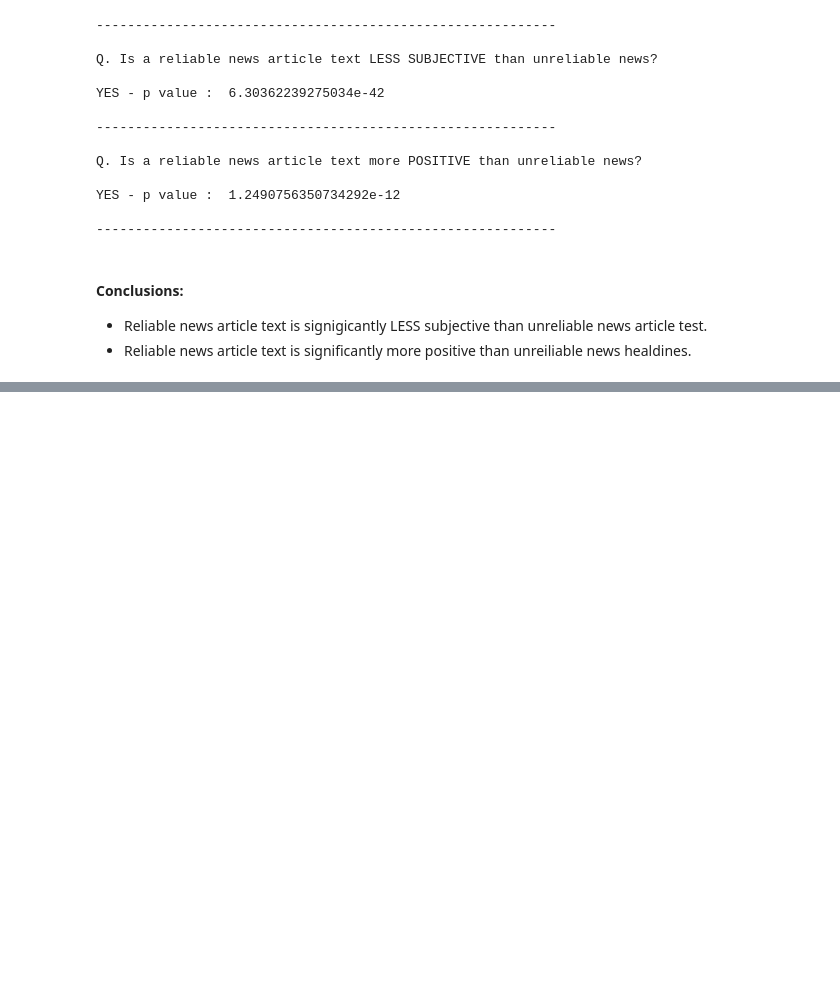
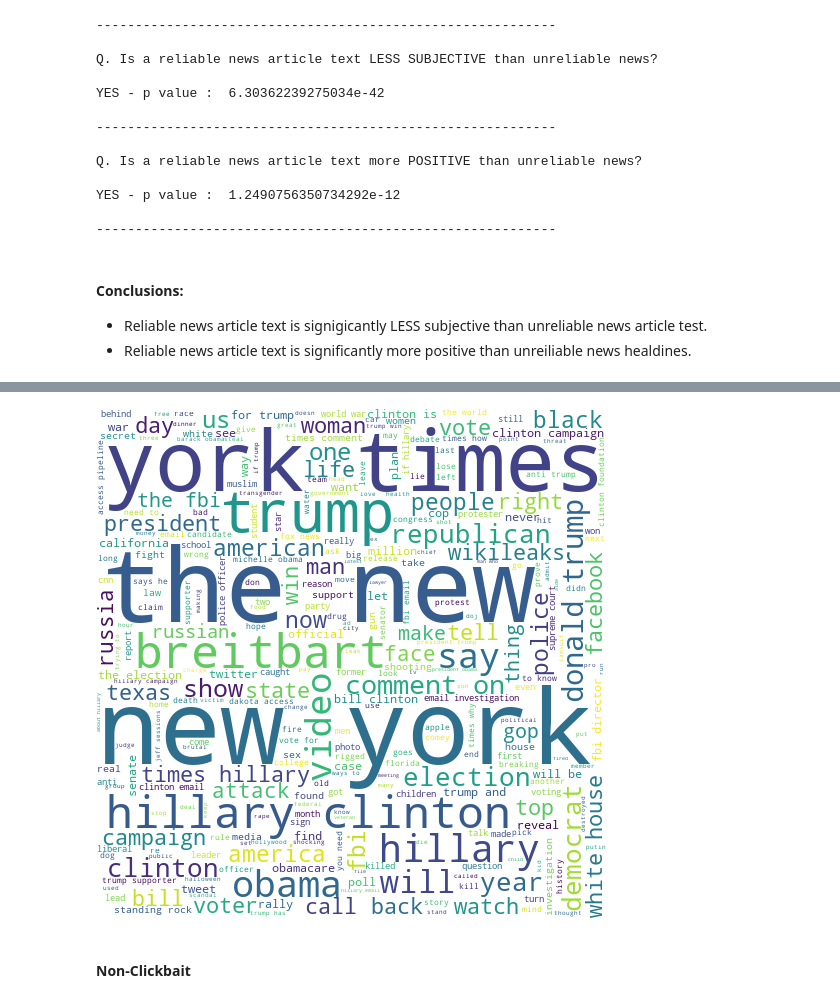
Before and after one commit to kaushalvivek/fake-news-kaggle-summary, a Jupyter notebook: analysis.ipynb, the cells around one changed output, grey strips where cells are left out. Drawn from its saved outputs; the diff is of its cells as text; code cells hidden in the pictures; blank space fills up the shorter version.

```diff
--- a/analysis.ipynb
+++ b/analysis.ipynb
@@ -770,0 +815,16 @@ YES - p value :  1.2490756350734292e-12
+# %%
+title_word_cloud_string_clickbait = " "
+for i in range(clickbait.shape[0]):
+    title_word_cloud_string_clickbait = title_word_cloud_string_clickbait + str(clickbait.iloc[i]['title']) + " "
+title_word_cloud_string_clickbait = title_word_cloud_string_clickbait.lower()
+# %%
+maskArray = np.array(Image.open("img/cloud.png"))
+cloud = WordCloud(background_color = "white", \
+                  max_words = 300, mask = maskArray, stopwords = set(STOPWORDS))
+cloud.generate(title_word_cloud_string_clickbait)
+cloud.to_file("img/title_wc_clickbait.png")
+Im(filename='img/title_wc_clickbait.png')
+# %% [output]
+[figure, added]
+# %% [markdown]
+#### Non-Clickbait
```
Also changed, not shown: parts of 23 cells of this notebook.
